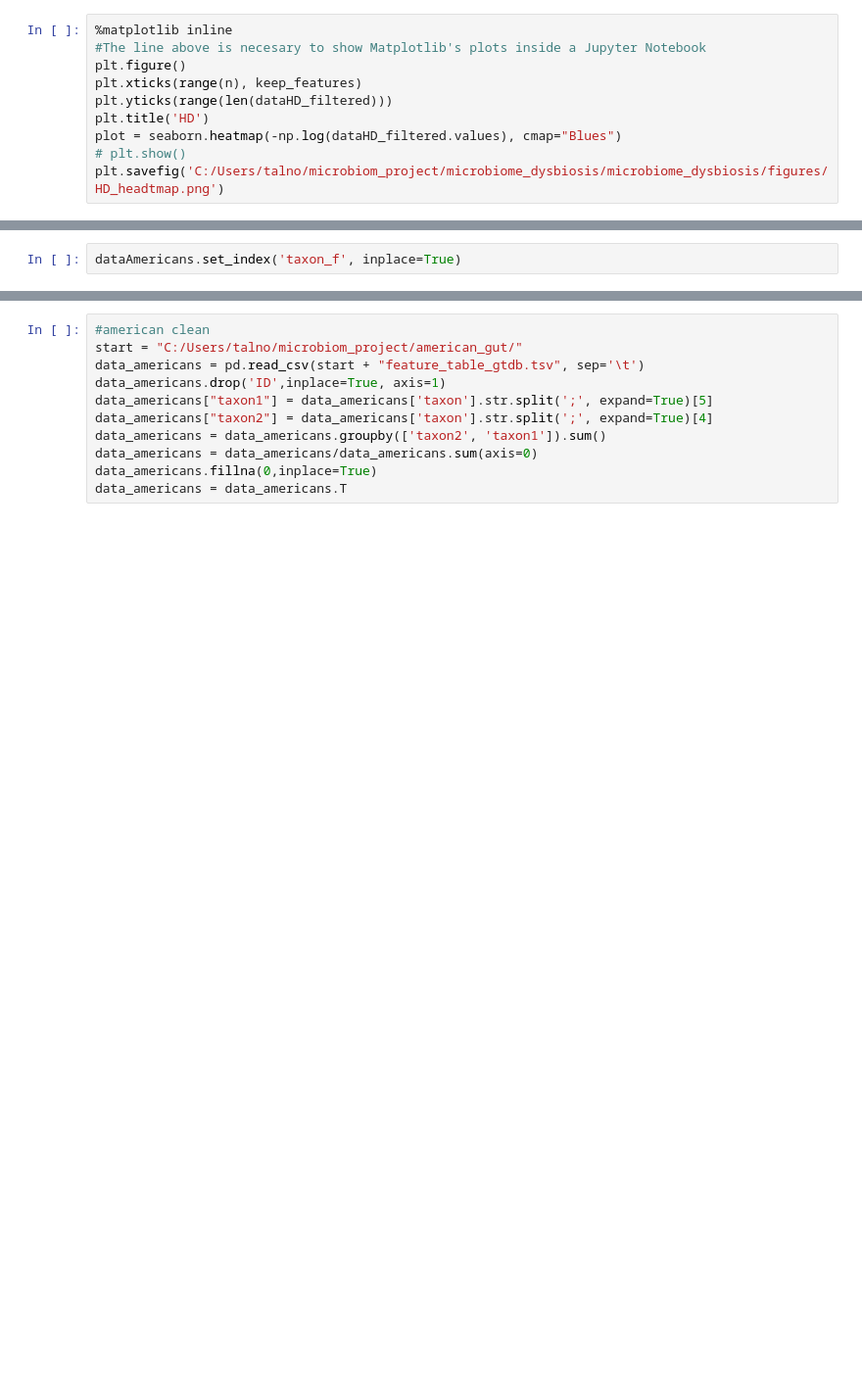
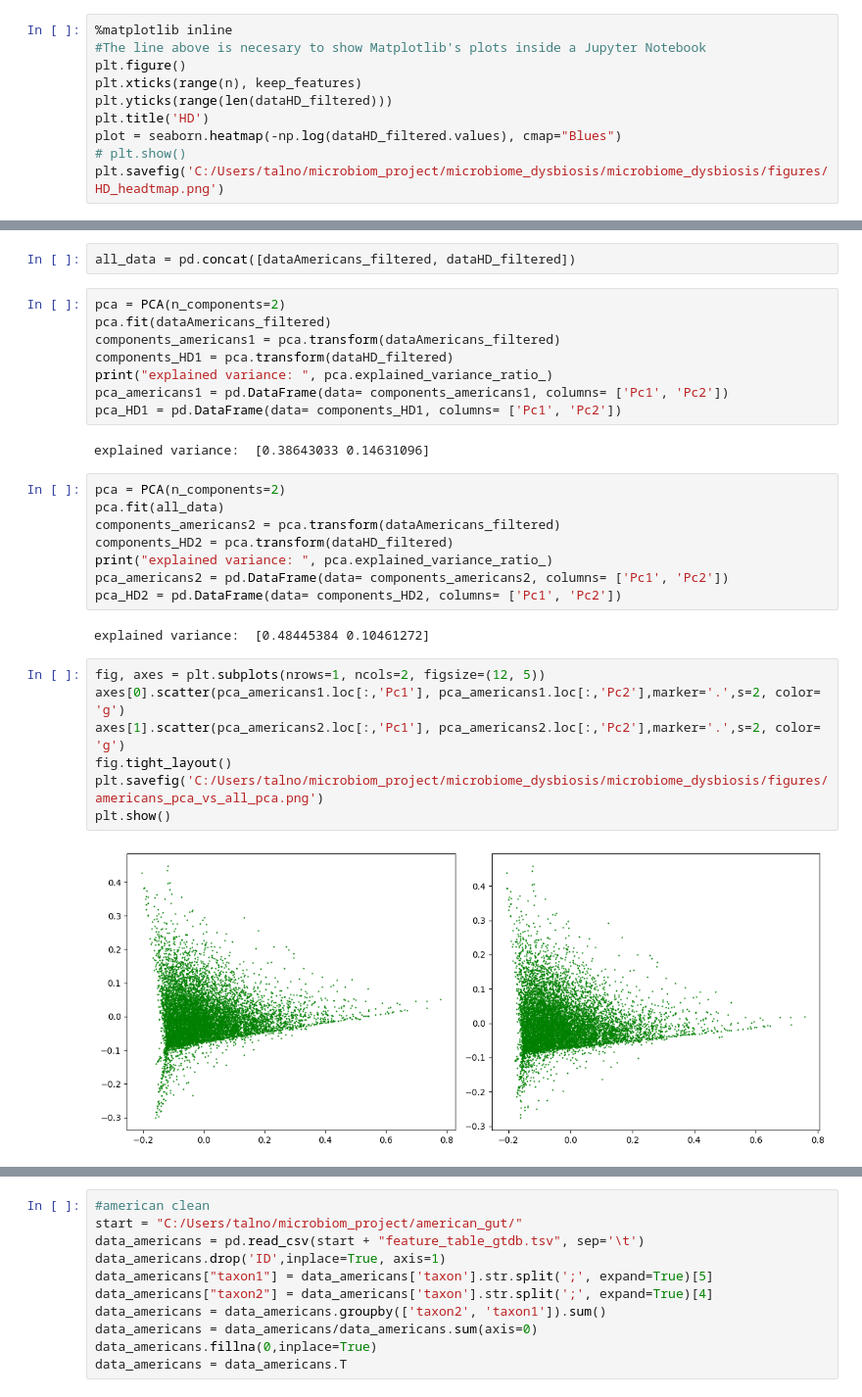
Before and after one commit to talnof1/microbiome_dysbiosis, a Jupyter notebook: american_gut/american_gut_pca.ipynb, the cells around one changed output, grey strips where cells are left out. Shown: that part at 98% size. Saved outputs shown, nothing was run; the diff lists cells and outputs as text; blank space fills up the shorter version.

```diff
--- a/american_gut/american_gut_pca.ipynb
+++ b/american_gut/american_gut_pca.ipynb
@@ -72,2 +65,31 @@ plt.fill_between(x, y,0, alpha=1)
-# %%
-dataAmericans.set_index('taxon_f', inplace=True)
+# %%
+all_data = pd.concat([dataAmericans_filtered, dataHD_filtered])
+# %%
+pca = PCA(n_components=2)
+pca.fit(dataAmericans_filtered)
+components_americans1 = pca.transform(dataAmericans_filtered)
+components_HD1 = pca.transform(dataHD_filtered)
+print("explained variance: ", pca.explained_variance_ratio_)
+pca_americans1 = pd.DataFrame(data= components_americans1, columns= ['Pc1', 'Pc2'])
+pca_HD1 = pd.DataFrame(data= components_HD1, columns= ['Pc1', 'Pc2'])
+# %% [output]
+explained variance:  [0.38643033 0.14631096]
+# %%
+pca = PCA(n_components=2)
+pca.fit(all_data)
+components_americans2 = pca.transform(dataAmericans_filtered)
+components_HD2 = pca.transform(dataHD_filtered)
+print("explained variance: ", pca.explained_variance_ratio_)
+pca_americans2 = pd.DataFrame(data= components_americans2, columns= ['Pc1', 'Pc2'])
+pca_HD2 = pd.DataFrame(data= components_HD2, columns= ['Pc1', 'Pc2'])
+# %% [output]
+explained variance:  [0.48445384 0.10461272]
+# %%
+fig, axes = plt.subplots(nrows=1, ncols=2, figsize=(12, 5))
+axes[0].scatter(pca_americans1.loc[:,'Pc1'], pca_americans1.loc[:,'Pc2'],marker='.',s=2, color= 'g')
+axes[1].scatter(pca_americans2.loc[:,'Pc1'], pca_americans2.loc[:,'Pc2'],marker='.',s=2, color= 'g')
+fig.tight_layout()
+plt.savefig('C:/Users/talno/microbiom_project/microbiome_dysbiosis/microbiome_dysbiosis/figures/americans_pca_vs_all_pca.png')
+plt.show()
+# %% [output]
+[figure, added]
```
Also changed, not shown: parts of 21 cells of this notebook, 4 other files.
